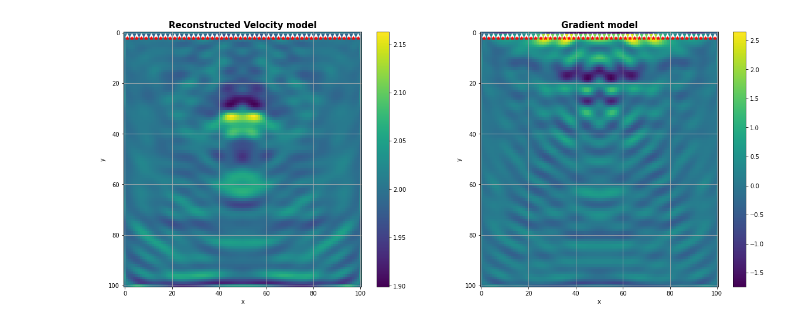
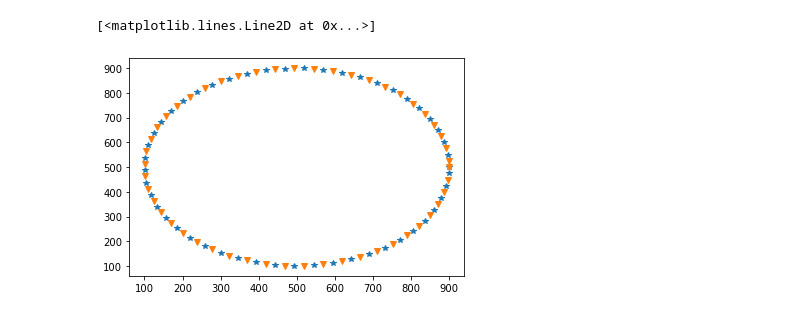
Before and after one commit to izzatum/SimpleFWI, a Jupyter notebook: Example_1.ipynb, the cells around one changed output. Drawn from its saved outputs; the diff is of its cells as text; code cells hidden in the pictures.

```diff
--- a/Example_1.ipynb
+++ b/Example_1.ipynb
@@ -22,13 +22,17 @@ def slowness_model(n):
     return m, m0
 # %%
 h = np.array([10., 10.])
-f = np.array([5., 10., 15.])
+f = np.array([4.9, 5., 5.1])
 
-xs = np.arange(h[0], 1.e3, 2 * h[0])
-zs = 2 * h[0] * np.ones_like(xs)
+theta = np.linspace(0,2*np.pi,100)
+xc = 500 + 400*np.cos(theta)
+zc = 500 + 400*np.sin(theta)
 
-xr = np.arange(h[0], 1.e3, 2 * h[0])
-zr = h[0] * np.ones_like(xr)
+xs = xc[0::2]
+zs = zc[0::2]
+
+xr = xc[1::2]
+zr = zc[1::2]
 
 n = np.array([101, 101])
 z = np.arange(0, 1e3 + h[0], h[0])
@@ -130,28 +61,6 @@ plt.show()
-# %%
-# plot model
-plt.figure(figsize=(20, 8))
-plt.subplot(121)
-plt.imshow(1./np.sqrt(mk).reshape(n))
-plt.plot(xr // h[0], zr // h[1], 'w^')
-plt.plot(xs // h[0], zs // h[1], 'r*')
-plt.xlabel('x')
-plt.ylabel('y')
-plt.title('Reconstructed Velocity model', fontsize=15, fontweight='bold')
-plt.colorbar()
-plt.grid('on', which='both')
-plt.axis('tight')
-
-plt.subplot(122)
-plt.imshow(gk.reshape(n))
-plt.plot(xr // h[0], zr // h[1], 'w^')
-plt.plot(xs // h[0], zs // h[1], 'r*')
-plt.xlabel('x')
-plt.ylabel('y')
-plt.title('Gradient model', fontsize=15, fontweight='bold')
-plt.colorbar()
-plt.grid('on', which='both')
-plt.axis('tight')
-
-plt.show()
-# %% [output]
-[figure, removed]
+# %%
+plt.plot(xs,zs,'*')
+plt.plot(xr,zr,'v')
+# %% [output]
+[<matplotlib.lines.Line2D at 0x...>]
+[figure, added]
```
Also changed, not shown: parts of 10 cells of this notebook.
